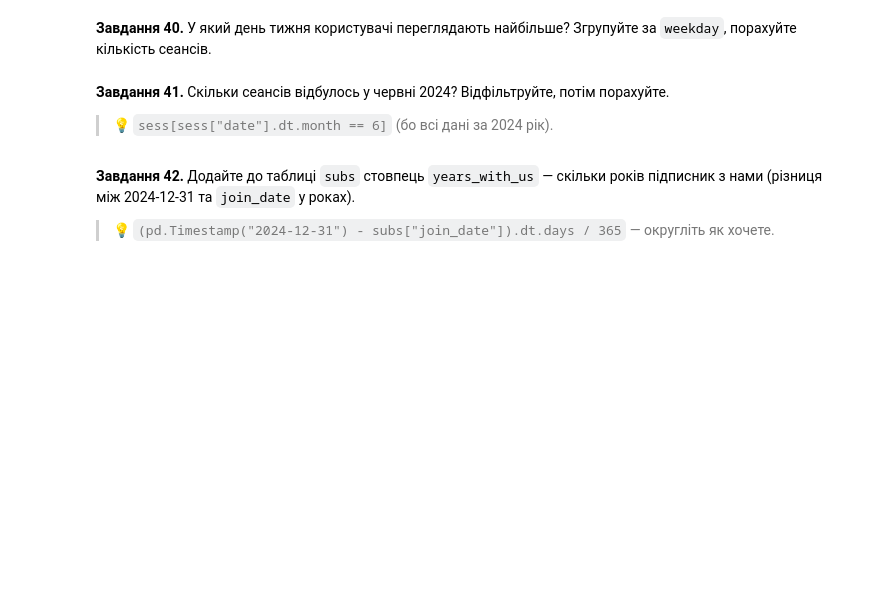
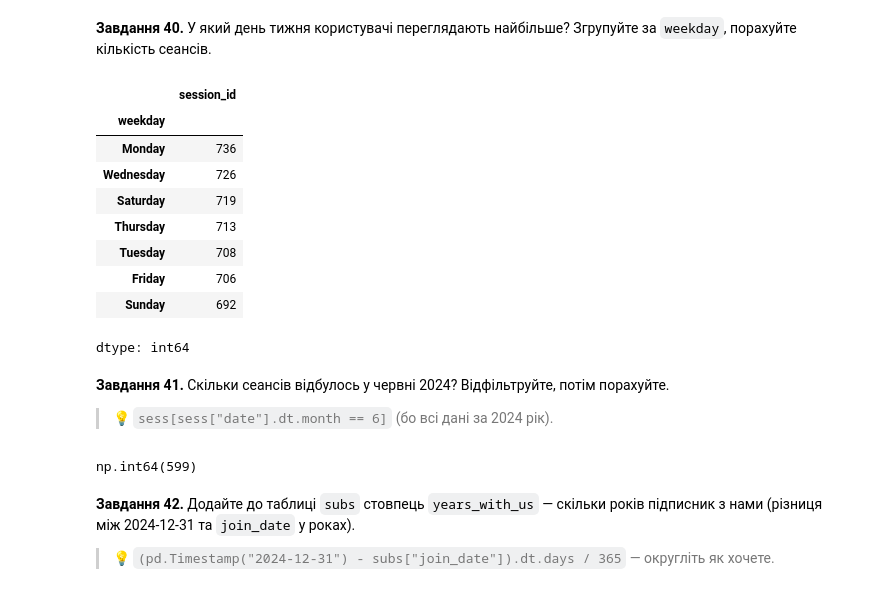
Before and after one commit to ParusSlava/DTA_2026, a Jupyter notebook: homework/29_05_26_Nazar_pandas_viz_practice.ipynb, the cells around one changed output. Cells and saved outputs as stored; diff of their text form; code cells hidden in the pictures; blank space fills up the shorter version.

```diff
--- a/homework/29_05_26_Nazar_pandas_viz_practice.ipynb
+++ b/homework/29_05_26_Nazar_pandas_viz_practice.ipynb
@@ -767,3 +778,17 @@ sess.head()
+# %%
+# Завдання 40:
+sess.groupby('weekday')['session_id'].count().sort_values( ascending=False)
+# %% [output]
+|  | session_id |
+| weekday |  |
+| Monday | 736 |
+| Wednesday | 726 |
+| Saturday | 719 |
+| Thursday | 713 |
+| Tuesday | 708 |
+| Friday | 706 |
+| Sunday | 692 |
+dtype: int64
 # %% [markdown]
 **Завдання 41.** Скільки сеансів відбулось у червні 2024? Відфільтруйте, потім порахуйте.
 
@@ -773,3 +796,8 @@ sess.head()
+# %%
+# Завдання 41:
+sess[sess['date'].dt.month == 6]['session_id'].count()
+# %% [output]
+np.int64(599)
 # %% [markdown]
 **Завдання 42.** Додайте до таблиці `subs` стовпець `years_with_us` — скільки років підписник з нами (різниця між 2024-12-31 та `join_date` у роках).
 
```
Also changed, not shown: parts of 11 cells of this notebook.
